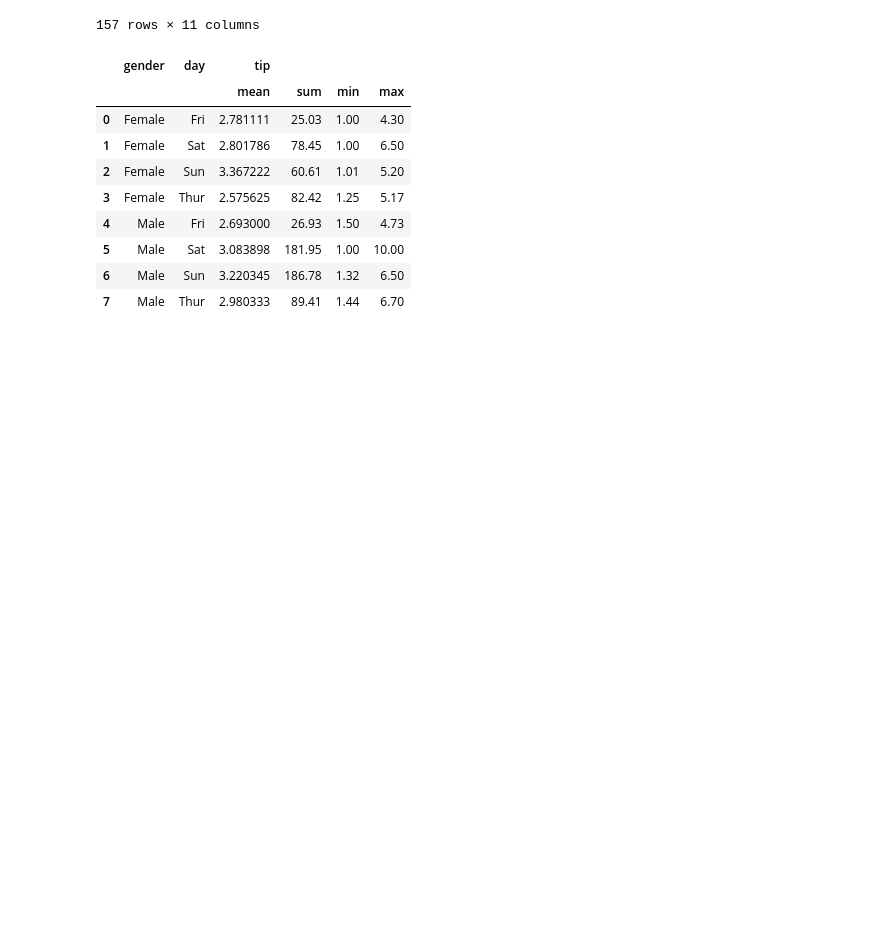
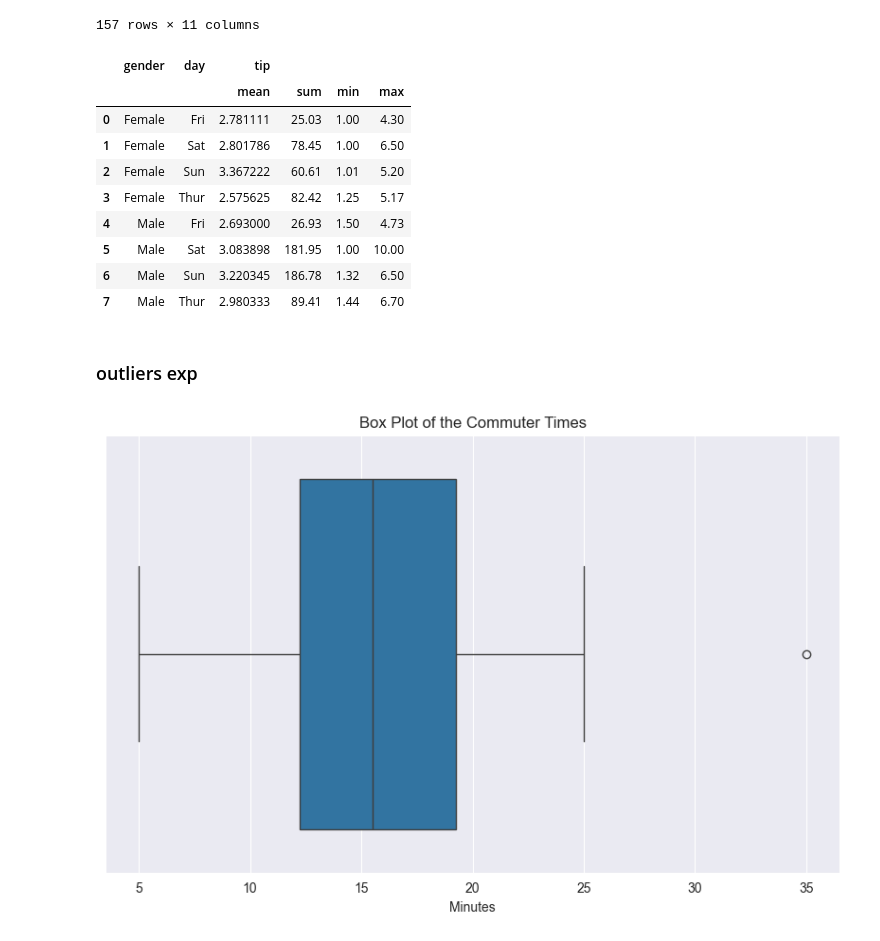
Before and after one commit to gpgaikwad576/DAIAugust2025, a Jupyter notebook: Python/Anurag/Data Analysis/days/day2/pandas2.ipynb, the cells around one changed output. Saved outputs shown, nothing was run; the diff lists cells and outputs as text; code cells hidden in the pictures; blank space fills up the shorter version.

```diff
--- a/Python/Anurag/Data Analysis/days/day2/pandas2.ipynb
+++ b/Python/Anurag/Data Analysis/days/day2/pandas2.ipynb
@@ -57,3 +57,17 @@ x
 | 5 | Male | Sat | 3.083898 | 181.95 | 1.00 | 10.00 |
 | 6 | Male | Sun | 3.220345 | 186.78 | 1.32 | 6.50 |
 | 7 | Male | Thur | 2.980333 | 89.41 | 1.44 | 6.70 |
+# %% [markdown]
+### outliers exp
+# %%
+import matplotlib.pyplot as plt
+import  seaborn as sns
+commuter_time=[16,8,35,17,13,15,15,5,16,25,20,20,12,10]
+
+plt.figure(figsize=(10,6))
+sns.boxplot(data=commuter_time,orient='h')
+plt.title('Box Plot of the Commuter Times')
+plt.xlabel('Minutes')
+plt.show()
+# %% [output]
+[figure, added]
```
Also changed, not shown: 14 other files.
